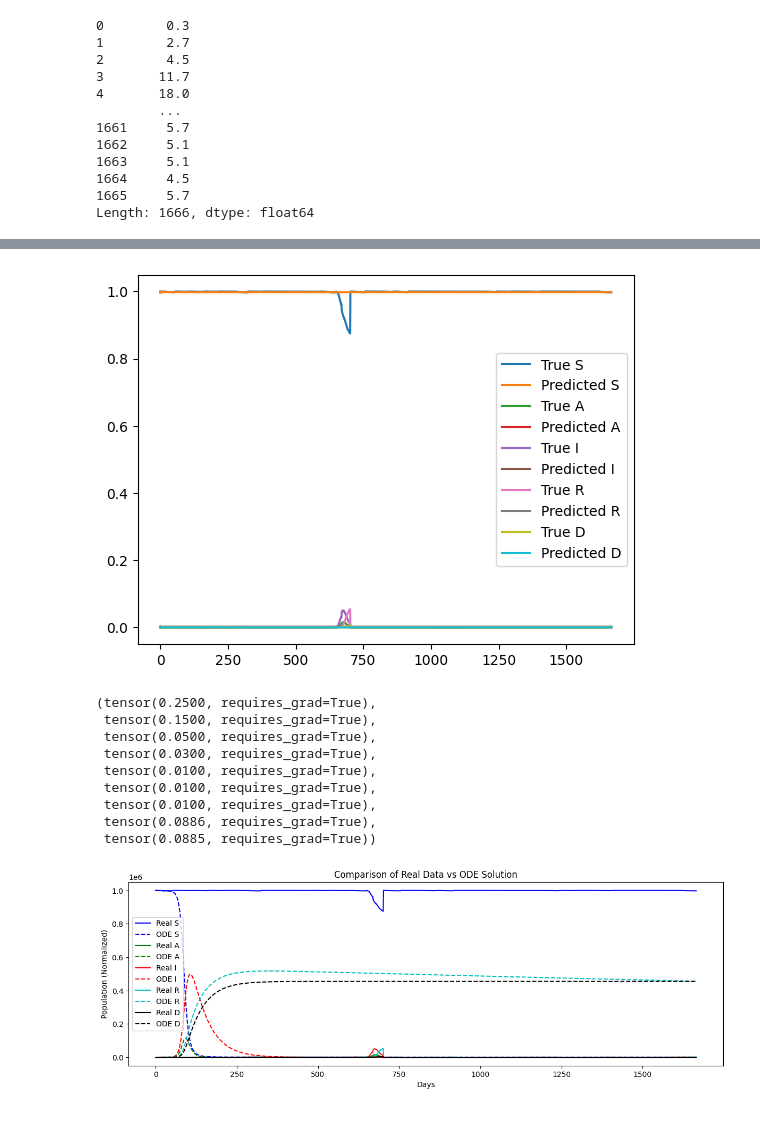
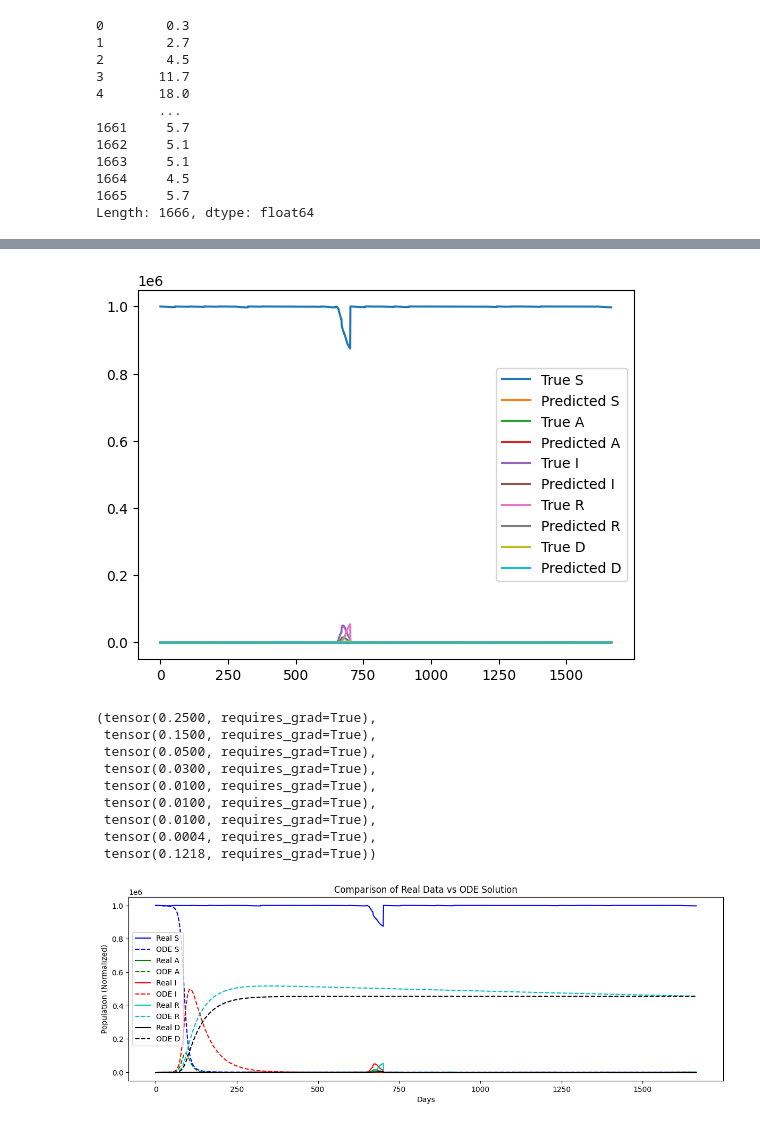
Before and after one commit to r-benoudi/China-Covid, a Jupyter notebook: train.ipynb, the cells around one changed output, grey strips where cells are left out. Cells and saved outputs as stored; diff of their text form; code cells hidden in the pictures.

```diff
--- a/train.ipynb
+++ b/train.ipynb
@@ -135,9 +135,9 @@ def saird_residuals(model, t):
     D_t = autograd.grad(D.sum(), t, create_graph=True)[0]
 
     # SAIRD equations
-    f1 = S_t + model.alpha * A * S / N + model.beta * I * S / N
-    f2 = A_t - (1 - model.rho_1) * model.alpha * A * S / N - model.rho_2 * model.beta * I * S / N + model.gamma * A + model.delta * A
-    f3 = I_t - (1 - model.rho_2) * model.beta * I * S / N - model.rho_1 * model.alpha * A * S / N + model.gamma * I + model.delta * I
+    f1 = S_t + model.alpha * A * S + model.beta * I * S
+    f2 = A_t - (1 - model.rho_1) * model.alpha * A * S - model.rho_2 * model.beta * I * S  + model.gamma * A + model.delta * A
+    f3 = I_t - (1 - model.rho_2) * model.beta * I * S  - model.rho_1 * model.alpha * A * S  + model.gamma * I + model.delta * I
     f4 = R_t - model.gamma * A - model.gamma * I
     f5 = D_t - model.delta * A - model.delta * I
 
@@ -174,7 +174,7 @@ model = PINN()
 optimizer = torch.optim.Adam(model.parameters(), lr=0.001)
 
 # Train the model
-train_pinn(model, optimizer, t_train, susceptible_data, asymptomatic_data, recovered_data, deaths_data, num_epochs=5000)
+train_pinn(model, optimizer, t_train, susceptible_data, asymptomatic_data, recovered_data, deaths_data, num_epochs=1000)
 
 # Plot the results
 with torch.no_grad():
@@ -265,9 +257,9 @@ def loss_fn(model, t, data, N):
 
     # Loss terms from SAIRD ODEs
     residual_loss = (
-        dS_dt - model.Lambda + model.beta1 * S * A / N + model.beta2 * S * I / N + model.mu * S
-        + dA_dt - model.beta1 * S * A / N + (model.gamma1 + model.gamma2 + model.gamma3) * A + model.mu * A
-        + dI_dt - model.beta2 * S * I / N - model.gamma1 * A + (model.kappa1 + model.kappa2) * I + model.mu * I
+        dS_dt - model.Lambda + model.beta1 * S * A + model.beta2 * S * I + model.mu * S
+        + dA_dt - model.beta1 * S * A + (model.gamma1 + model.gamma2 + model.gamma3) * A + model.mu * A
+        + dI_dt - model.beta2 * S * I - model.gamma1 * A + (model.kappa1 + model.kappa2) * I + model.mu * I
         + dR_dt - model.gamma2 * A - model.kappa1 * I + model.mu * R
         + dD_dt - model.gamma3 * A - model.kappa2 * I
     )
@@ -366,11 +358,11 @@ def load_real_data(file_path):
     # R = torch.tensor(data['Recovered'].values, dtype=torch.float32).reshape(-1, 1) / N
     # D = torch.tensor(data['Dead'].values, dtype=torch.float32).reshape(-1, 1) / N
 
-    S = torch.tensor(susceptible_data.values, dtype=torch.float32).reshape(-1, 1) / N
-    A = torch.tensor(asymptomatic_data.values, dtype=torch.float32).reshape(-1, 1) / N
-    I = torch.tensor(infected_data.values, dtype=torch.float32).reshape(-1, 1) / N
-    R = torch.tensor(recovered_data.values, dtype=torch.float32).reshape(-1, 1) / N
-    D = torch.tensor(deaths_data.values, dtype=torch.float32).reshape(-1, 1) / N
+    S = torch.tensor(susceptible_data.values, dtype=torch.float32).reshape(-1, 1)
+    A = torch.tensor(asymptomatic_data.values, dtype=torch.float32).reshape(-1, 1)
+    I = torch.tensor(infected_data.values, dtype=torch.float32).reshape(-1, 1)
+    R = torch.tensor(recovered_data.values, dtype=torch.float32).reshape(-1, 1)
+    D = torch.tensor(deaths_data.values, dtype=torch.float32).reshape(-1, 1)
 
     # Combine data into one tensor
     real_data = torch.cat([S, A, I, R, D], dim=1)
@@ -391,7 +383,7 @@ if __name__ == "__main__":
     ], lr=1e-3)
 
     # Train the model on real data
-    train(model, t, data, epochs=10000, N=N, optimizer=optimizer)
+    train(model, t, data, epochs=1000, N=N, optimizer=optimizer)
 
     # Plot results (predicted vs. true)
     with torch.no_grad():
@@ -435,4 +420,4 @@ Epoch 9900, Loss: 0.00023499802045989782
-[figure, old version]
+[figure, new version]
 # %%
 model.beta1, model.beta2, model.gamma1, model.gamma2, model.gamma3, model.kappa1, model.kappa2, model.mu, model.Lambda
 # %% [output]
@@ -443,8 +428,8 @@ model.beta1, model.beta2, model.gamma1, model.gamma2, model.gamma3, model.kappa1
  tensor(0.0100, requires_grad=True),
  tensor(0.0100, requires_grad=True),
  tensor(0.0100, requires_grad=True),
- tensor(0.0886, requires_grad=True),
- tensor(0.0885, requires_grad=True))
+ tensor(0.0004, requires_grad=True),
+ tensor(0.1218, requires_grad=True))
 # %%
 import pandas as pd
 import numpy as np
```
Also changed, not shown: parts of 3 cells of this notebook.
